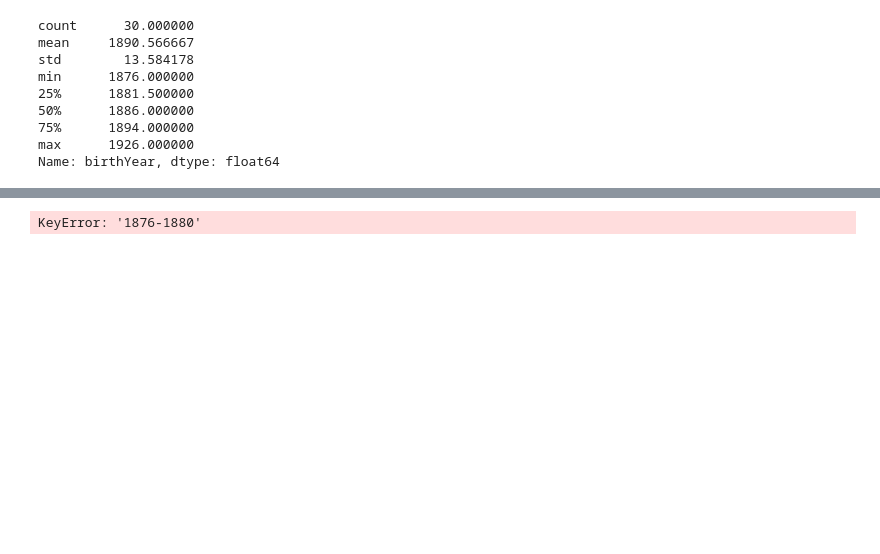
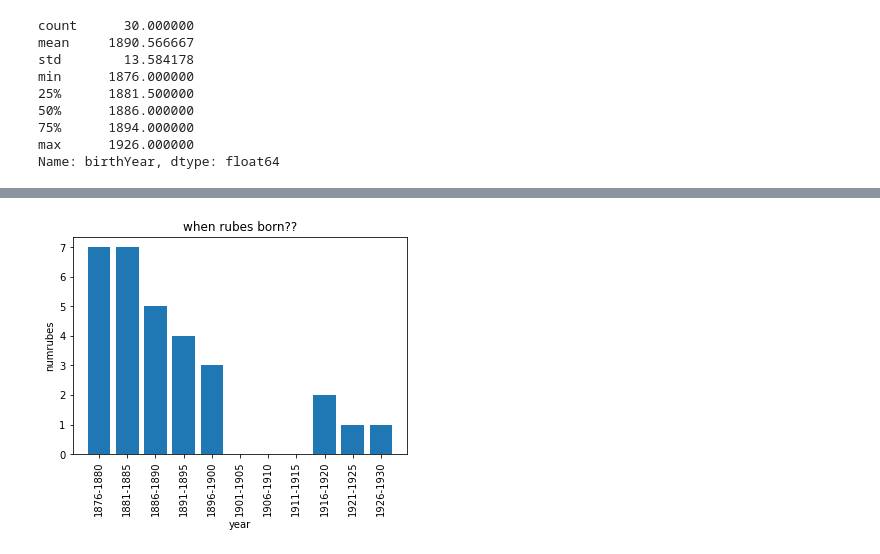
Before and after one commit to eric-spoerner/just_baseball_things, a Jupyter notebook: rubes.ipynb, the cells around one changed output, grey strips where cells are left out. Drawn from its saved outputs; the diff is of its cells as text; code cells hidden in the pictures; blank space fills up the shorter version.

```diff
--- a/rubes.ipynb
+++ b/rubes.ipynb
@@ -150,4 +125,32 @@ Categories (11, object): ['1876-1880' < '1881-1885' < '1886-1890' < '1891-1895'
 # %%
-rubes_range_rollup = rubes_range.groupby(group_names).count()
+year_bins = np.arange(1875,1931,step=5.0)
+group_names = [
+    "1876-1880",
+    "1881-1885",
+    "1886-1890",
+    "1891-1895",
+    "1896-1900",
+    "1901-1905",
+    "1906-1910",
+    "1911-1915",
+    "1916-1920",
+    "1921-1925",
+    "1926-1930"
+]
+
+# rubes_range =
+rubes_bins = pd.cut(x=rubes_birthyear, bins=year_bins, labels=group_names) #.groupby(year_bins).count()
+rubes_cnt = rubes_bins.groupby(rubes_bins).count()
+
+#how to rotate the x labels?
+plt.bar(x=rubes_cnt.index
+        ,height=rubes_cnt)
+
+plt.xticks(rotation='vertical')
+plt.title("when rubes born??")
+plt.xlabel("year")
+plt.ylabel("numrubes")
+
+plt.show()
 # %% [output]
-KeyError: '1876-1880'
+[figure, added]
```
Also changed, not shown: parts of 4 cells of this notebook, 1 other file.
